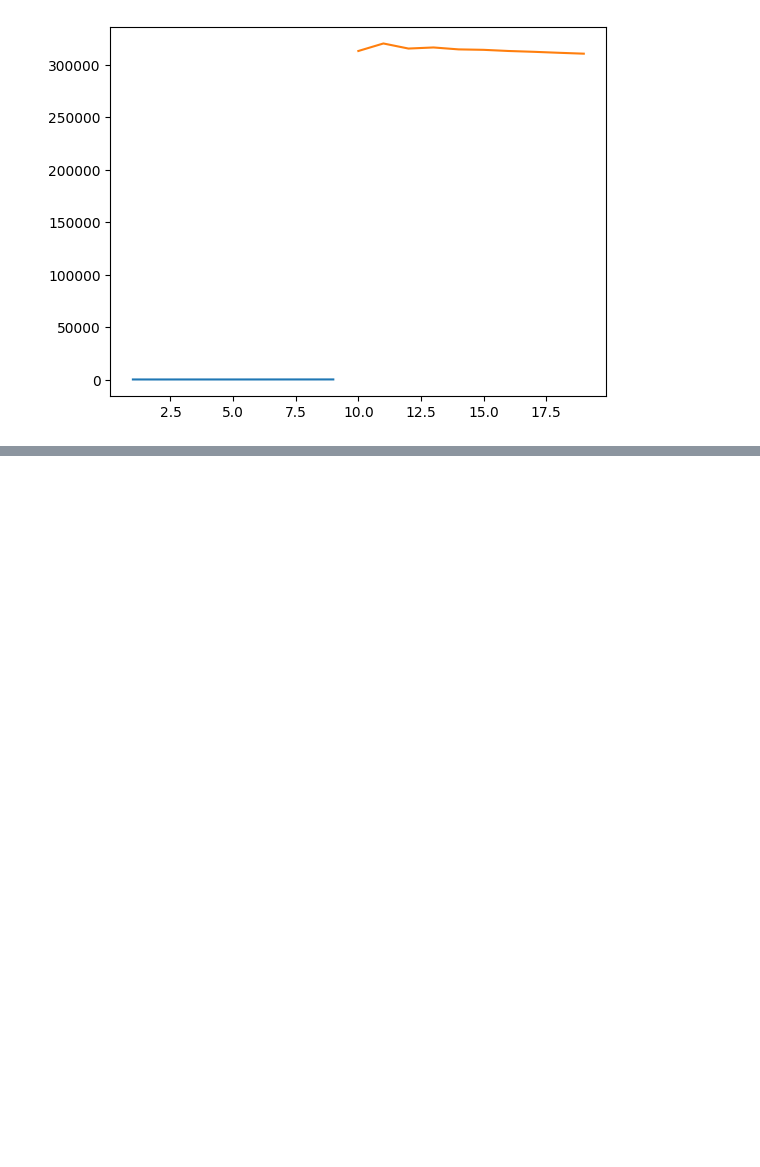
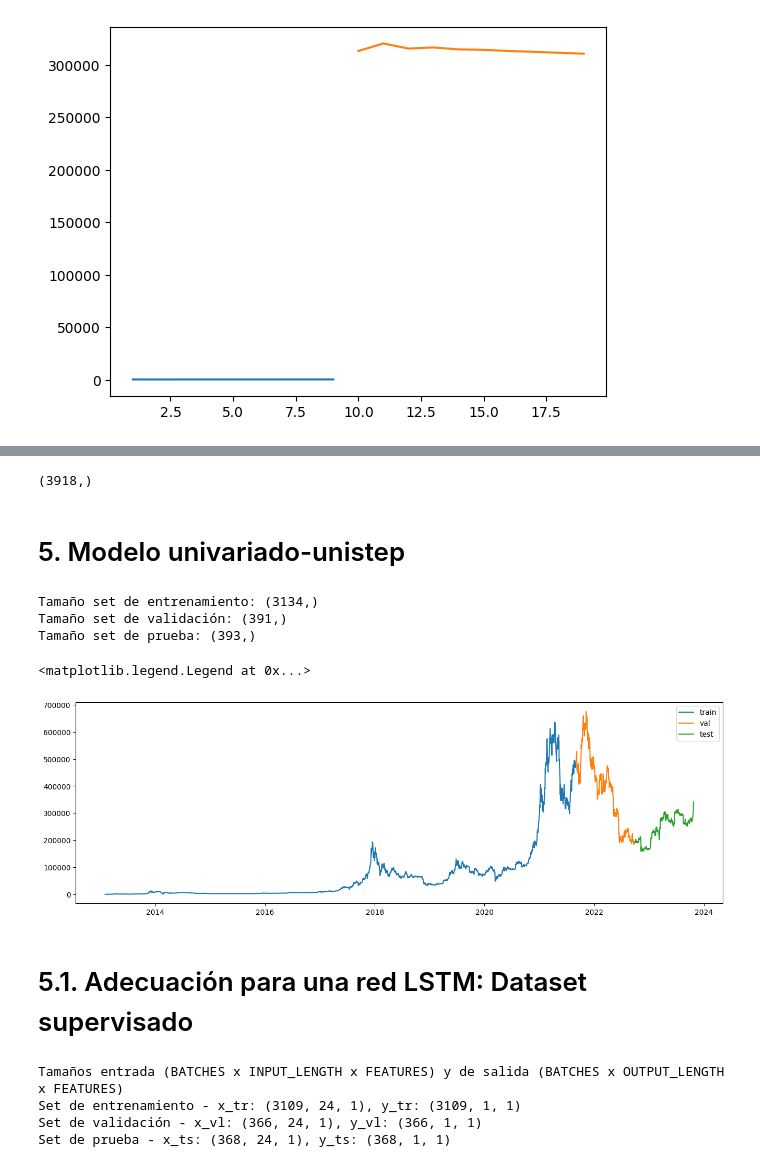
Before and after one commit to hernanifran/SerieT2, a Jupyter notebook: TP2.BTC.ipynb, the cells around one changed output, grey strips where cells are left out. Cells and saved outputs as stored; diff of their text form; code cells hidden in the pictures; blank space fills up the shorter version.

Commit message:
Modelo LSTM

```diff
--- a/TP2.BTC.ipynb
+++ b/TP2.BTC.ipynb
@@ -996,10 +292,0 @@ def evaluar_metricas(serie_test, serie_pred):
-# %%
-# Separacion Train/Test
-# Seleccionamos el primer 80% para train
-train = btc_ts.iloc[:round(len(btc_ts)*.80)]
-
-# Seleccionamos el 20% restante para test
-test = btc_ts.iloc[round(len(btc_ts)*.80):]
-
-# Corroboramos que los limites se hayan establecido segun lo planificado
-print(train, test)
@@ -1305,0 +314,44 @@ En función de los resultados, se puede observar que el SARIMA tiene MSE más al
+# %%
+serie_tiempo.shape
+# %% [output]
+(3918,)
+# %% [markdown]
+# 5. Modelo univariado-unistep
+# %%
+#Función para división de la serie
+def train_val_test_split(serie, tr_size=0.8, vl_size=0.1, ts_size=0.1 ):
+    # Definir número de datos en cada subserie
+    N = serie.shape[0]
+    Ntrain = int(tr_size*N)  # Número de datos de entrenamiento
+    Nval = int(vl_size*N)    # Número de datos de validación
+    Ntst = N - Ntrain - Nval # Número de datos de prueba
+
+    # Realizar partición
+    train = serie[0:Ntrain]
+    val = serie[Ntrain:Ntrain+Nval]
+    test = serie[Ntrain+Nval:]
+
+    return train, val, test
+# %%
+tr, vl, ts = train_val_test_split(serie_tiempo)
+
+# Imprimir en pantalla el tamaño de cada subset
+print(f'Tamaño set de entrenamiento: {tr.shape}')
+print(f'Tamaño set de validación: {vl.shape}')
+print(f'Tamaño set de prueba: {ts.shape}')
+# %% [output]
+Tamaño set de entrenamiento: (3134,)
+Tamaño set de validación: (391,)
+Tamaño set de prueba: (393,)
+# %%
+# Grafica de la división de la serie
+fig, ax = plt.subplots(figsize=(16,5))
+ax.plot(tr,label="train")
+ax.plot(vl,label="val")
+ax.plot(ts,label="test")
+plt.legend()
+# %% [output]
+<matplotlib.legend.Legend at 0x...>
+[figure, added]
+# %% [markdown]
+# 5.1. Adecuación para una red LSTM: Dataset supervisado
@@ -1305,0 +391,11 @@ En función de los resultados, se puede observar que el SARIMA tiene MSE más al
+# %%
+# Visualización
+print('Tamaños entrada (BATCHES x INPUT_LENGTH x FEATURES) y de salida (BATCHES x OUTPUT_LENGTH x FEATURES)')
+print(f'Set de entrenamiento - x_tr: {x_tr.shape}, y_tr: {y_tr.shape}')
+print(f'Set de validación - x_vl: {x_vl.shape}, y_vl: {y_vl.shape}')
+print(f'Set de prueba - x_ts: {x_ts.shape}, y_ts: {y_ts.shape}')
+# %% [output]
+Tamaños entrada (BATCHES x INPUT_LENGTH x FEATURES) y de salida (BATCHES x OUTPUT_LENGTH x FEATURES)
+Set de entrenamiento - x_tr: (3109, 24, 1), y_tr: (3109, 1, 1)
+Set de validación - x_vl: (366, 24, 1), y_vl: (366, 1, 1)
+Set de prueba - x_ts: (368, 24, 1), y_ts: (368, 1, 1)
```
Also changed, not shown: parts of 121 cells of this notebook.
